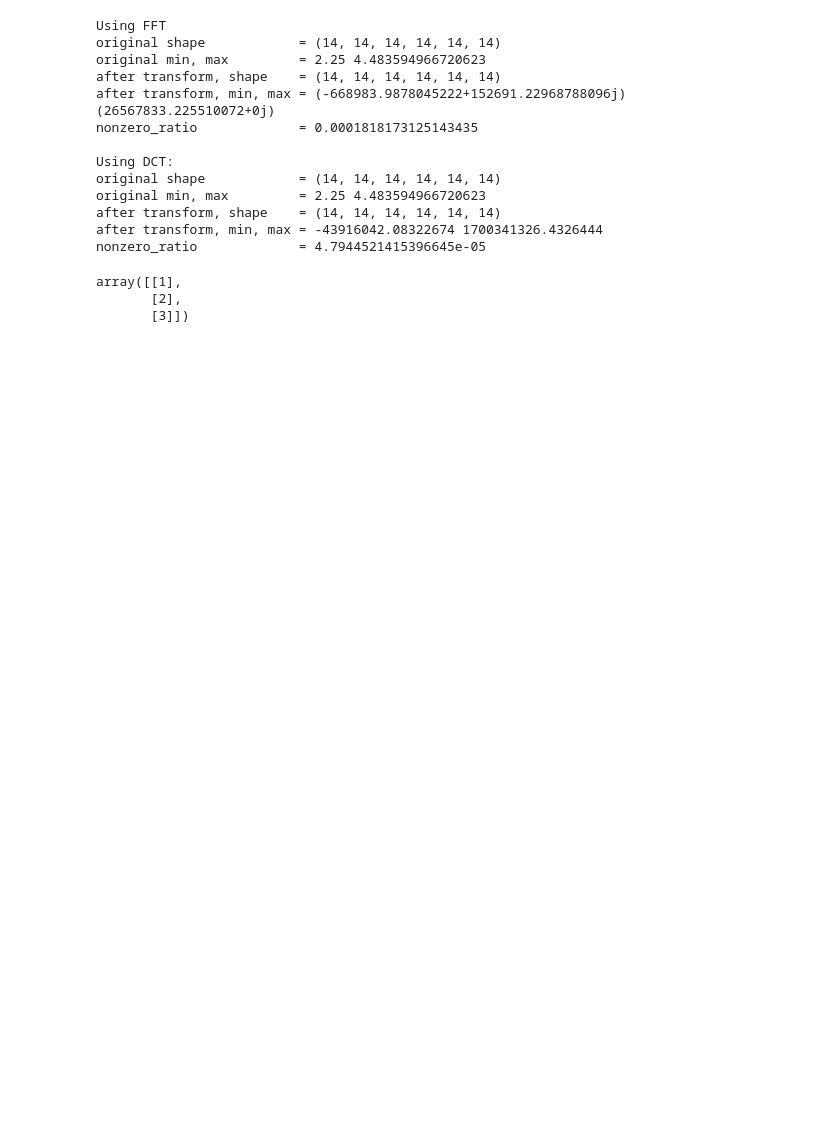
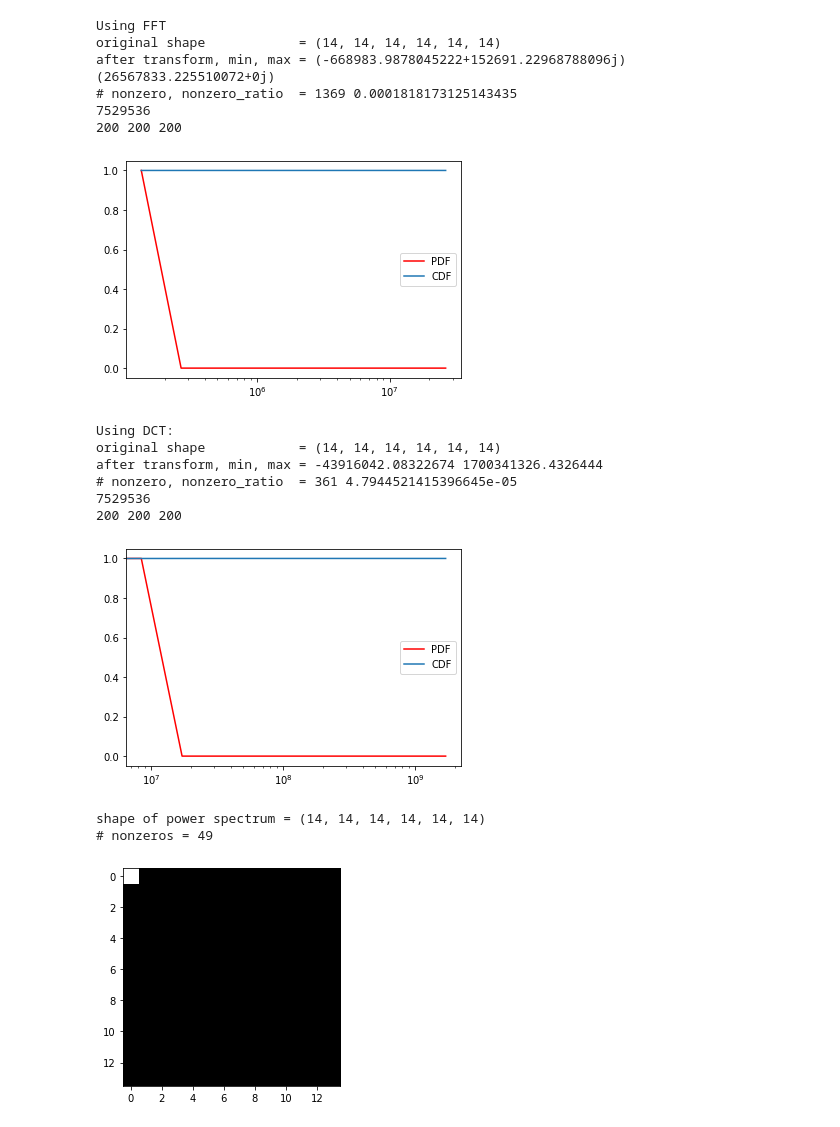
Before and after one commit to kunliu7/oscar, a Jupyter notebook: DCT_compression.ipynb, the cells around one changed output. Saved outputs shown, nothing was run; the diff lists cells and outputs as text; code cells hidden in the pictures; blank space fills up the shorter version.

```diff
--- a/DCT_compression.ipynb
+++ b/DCT_compression.ipynb
@@ -78,36 +143,36 @@ def nonzero_ratio_dct(ls):
 # %%
 path = "figs/grid_search/twolocal/maxcut/sv-ideal-p=0/maxcut-sv-ideal-n=6-p=0-seed=0-14-100-100.npz"
 ls = np.load(path, allow_pickle=True)['data']
 
 nonzero_ratio_fft(ls)
-
-
-
 nonzero_ratio_dct(ls)
 
-print("")
+power_spectrum(ls)
+
+# plot_CDF(ls)
 
 # im_v = idct2(im_f)
 
 # vis_lss([ls, im_f, im_v], ['origin 2D', 'After DCT', 'After iDCT'])
 # vis_lss([ls, im_f],
 # ['origin 2D', 'After DCT'])
-a = np.array([0.0, 1, 3, 2, 0.0])
-np.argwhere(a > 1e-6)
+# a = np.array([0.0, 1, 3, 2, 0.0])
+# np.argwhere(a > 1e-6)
 # %% [output]
 Using FFT
 original shape            = (14, 14, 14, 14, 14, 14)
-original min, max         = 2.25 4.483594966720623
-after transform, shape    = (14, 14, 14, 14, 14, 14)
 after transform, min, max = (-668983.9878045222+152691.22968788096j) (26567833.225510072+0j)
-nonzero_ratio             = 0.0001818173125143435
-
-Using DCT:
-original shape            = (14, 14, 14, 14, 14, 14)
-original min, max         = 2.25 4.483594966720623
-after transform, shape    = (14, 14, 14, 14, 14, 14)
-after transform, min, max = -43916042.08322674 1700341326.4326444
-nonzero_ratio             = 4.7944521415396645e-05
+# nonzero, nonzero_ratio  = 1369 0.0001818173125143435
+7529536
+200 200 200
+[figure, added]
-array([[1],
-       [2],
-       [3]])
+Using DCT:
+original shape            = (14, 14, 14, 14, 14, 14)
+after transform, min, max = -43916042.08322674 1700341326.4326444
+# nonzero, nonzero_ratio  = 361 4.7944521415396645e-05
+7529536
+200 200 200
+[figure, added]
+shape of power spectrum = (14, 14, 14, 14, 14, 14)
+# nonzeros = 49
+[figure, added]
```
Also changed, not shown: parts of 6 cells of this notebook, 2 other files.
